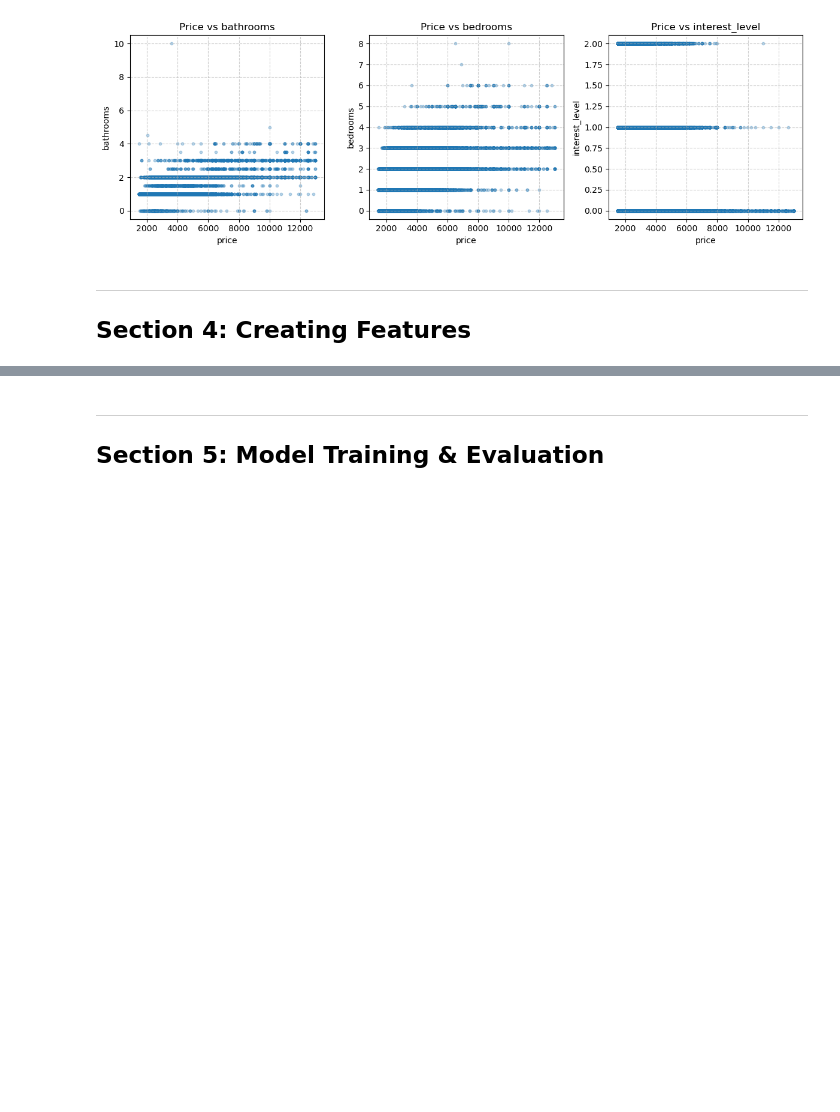
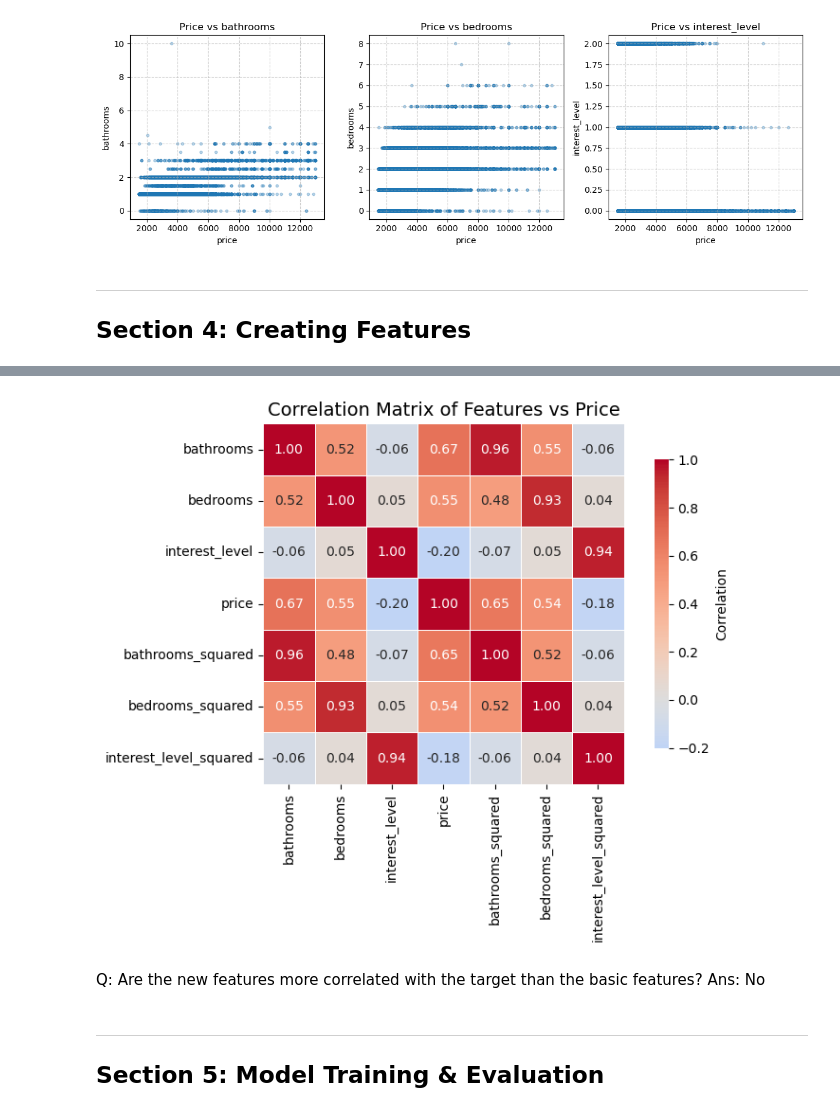
Before and after one commit to Ahsan221B/ML1-Introduction, a Jupyter notebook: src/ml1_introduction.ipynb, the cells around one changed output, grey strips where cells are left out. Saved outputs shown, nothing was run; the diff lists cells and outputs as text; code cells hidden in the pictures; blank space fills up the shorter version.

```diff
--- a/src/ml1_introduction.ipynb
+++ b/src/ml1_introduction.ipynb
@@ -251,4 +251,6 @@ plt.show()
 ## Section 4: Creating Features
 # %%
 # 4.1 — Create squared features and plot updated correlation matrix
-# TODO
+df_sub['bathrooms_squared'] = np.square(df_sub['bathrooms'])
+df_sub['bedrooms_squared'] = np.square(df_sub['bedrooms'])
+df_sub['interest_level_squared'] = np.square(df_sub['interest_level'])
@@ -258,0 +277,20 @@ test  = pd.read_json('../data-samples/data/test.json')
+# %%
+plt.figure(figsize=(8, 6))
+sns.heatmap(
+    df_sub.corr(),
+    annot=True,
+    fmt='.2f',
+    cmap='coolwarm',
+    center=0,
+    square=True,
+    linewidths=0.5,
+    cbar_kws={"shrink": 0.8, "label": "Correlation"}
+)
+plt.title("Correlation Matrix of Features vs Price", fontsize=14)
+plt.tight_layout()
+plt.show()
+# %% [output]
+[figure, added]
+# %% [markdown]
+Q: Are the new features more correlated with the target than the basic features?
+Ans: No
```
Also changed, not shown: parts of 14 cells of this notebook, 2 other files.
